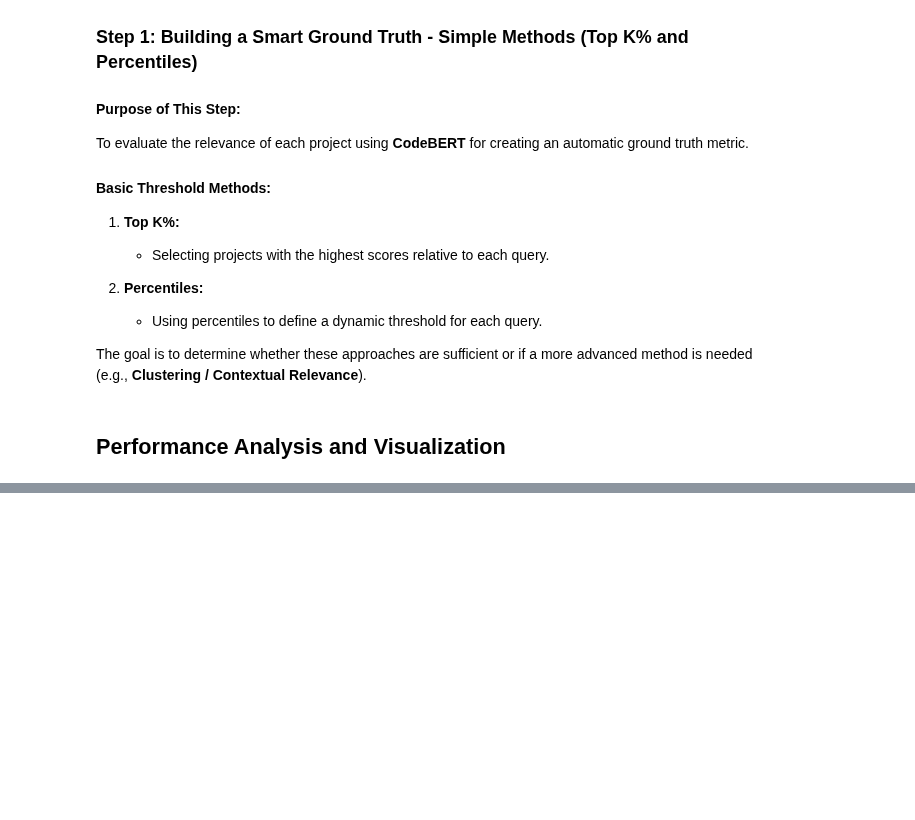
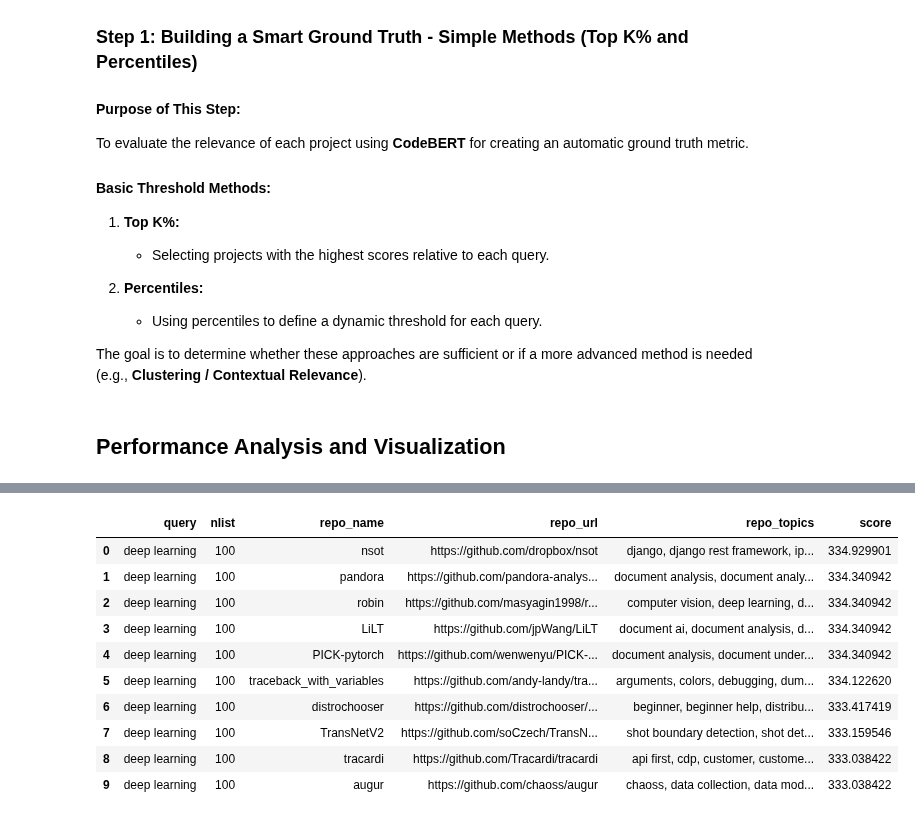
Before and after one commit to noambassat/RAG_Agent_GITHUB_Rep.project, a Jupyter notebook: RAG.ipynb, the cells around one changed output, grey strips where cells are left out. Cells and saved outputs as stored; diff of their text form; code cells hidden in the pictures; blank space fills up the shorter version.

```diff
--- a/RAG.ipynb
+++ b/RAG.ipynb
@@ -584,0 +614,75 @@ The goal is to find a balance between **nlist** and **nprobe** that provides the
+# %%
+
+
+def search_with_optimized_params(queries, indexes, vector_to_repo, clean_df, embeddings, top_k=10):
+    """
+    Perform search using the optimized parameters found with Optuna.
+
+    Parameters:
+    - queries: List of search queries.
+    - indexes: Dictionary of FAISS indexes (key: nlist, value: index object).
+    - vector_to_repo: Mapping from vector index to repo index.
+    - clean_df: DataFrame containing repository information.
+    - embeddings: The embedding model to convert queries to vectors.
+    - top_k: Number of top results to retrieve per query.
+
+    Returns:
+    - results_df: DataFrame containing search results.
+    """
+    results_summary = []
+
+    for nlist, index in indexes.items():
+        index.nprobe = 10  # Using a fixed nprobe for now, we can optimize this later
+
+        for query in tqdm(queries, desc=f"Searching with nlist={nlist}"):
+            query_vector = embeddings.embed_query(query)
+            distances, indices = index.search(np.array([query_vector], dtype='float32'), top_k)
+
+            for i, idx in enumerate(indices[0]):
+                if idx == -1:
+                    continue
+
+                repo_index = vector_to_repo[idx]
+                repo_name = clean_df.iloc[repo_index]["Name"]
+                repo_url = clean_df.iloc[repo_index]["URL"]
+                repo_topics = clean_df.iloc[repo_index]["Topics"]
+                score = distances[0][i]
+
+                results_summary.append({
+                    "query": query,
+                    "nlist": nlist,
+                    "repo_name": repo_name,
+                    "repo_url": repo_url,
+                    "repo_topics": repo_topics,
+                    "score": score
+                })
+
+    # Create DataFrame with the search results
+    results_df = pd.DataFrame(results_summary)
+    return results_df
+
+
+# ---- חיפוש בעזרת הפרמטרים האופטימליים ----
+optimized_results_df = search_with_optimized_params(
+    queries=queries,
+    indexes=indexes,
+    vector_to_repo=vector_to_repo,
+    clean_df=clean_df,
+    embeddings=embeddings,
+    top_k=10
+)
+
+# הצגת תוצאות החיפוש
+optimized_results_df.head(10)
+# %% [output]
+|  | query | nlist | repo_name | repo_url | repo_topics | score |
+| 0 | deep learning | 100 | nsot | https://github.com/dropbox/nsot | django, django rest framework, ip... | 334.929901 |
+| 1 | deep learning | 100 | pandora | https://github.com/pandora-analys... | document analysis, document analy... | 334.340942 |
+| 2 | deep learning | 100 | robin | https://github.com/masyagin1998/r... | computer vision, deep learning, d... | 334.340942 |
+| 3 | deep learning | 100 | LiLT | https://github.com/jpWang/LiLT | document ai, document analysis, d... | 334.340942 |
+| 4 | deep learning | 100 | PICK-pytorch | https://github.com/wenwenyu/PICK-... | document analysis, document under... | 334.340942 |
+| 5 | deep learning | 100 | traceback_with_variables | https://github.com/andy-landy/tra... | arguments, colors, debugging, dum... | 334.122620 |
+| 6 | deep learning | 100 | distrochooser | https://github.com/distrochooser/... | beginner, beginner help, distribu... | 333.417419 |
+| 7 | deep learning | 100 | TransNetV2 | https://github.com/soCzech/TransN... | shot boundary detection, shot det... | 333.159546 |
+| 8 | deep learning | 100 | tracardi | https://github.com/Tracardi/tracardi | api first, cdp, customer, custome... | 333.038422 |
+| 9 | deep learning | 100 | augur | https://github.com/chaoss/augur | chaoss, data collection, data mod... | 333.038422 |
```
Also changed, not shown: parts of 22 cells of this notebook.
